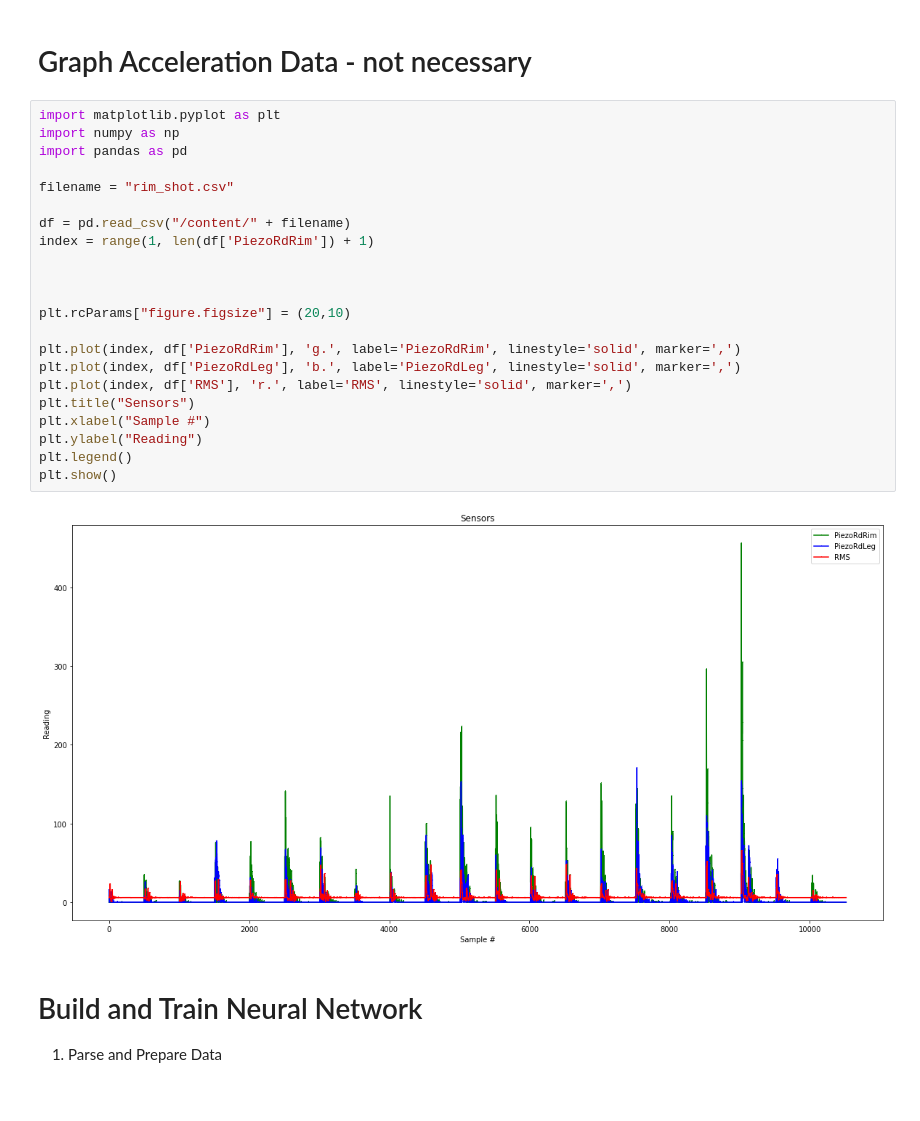
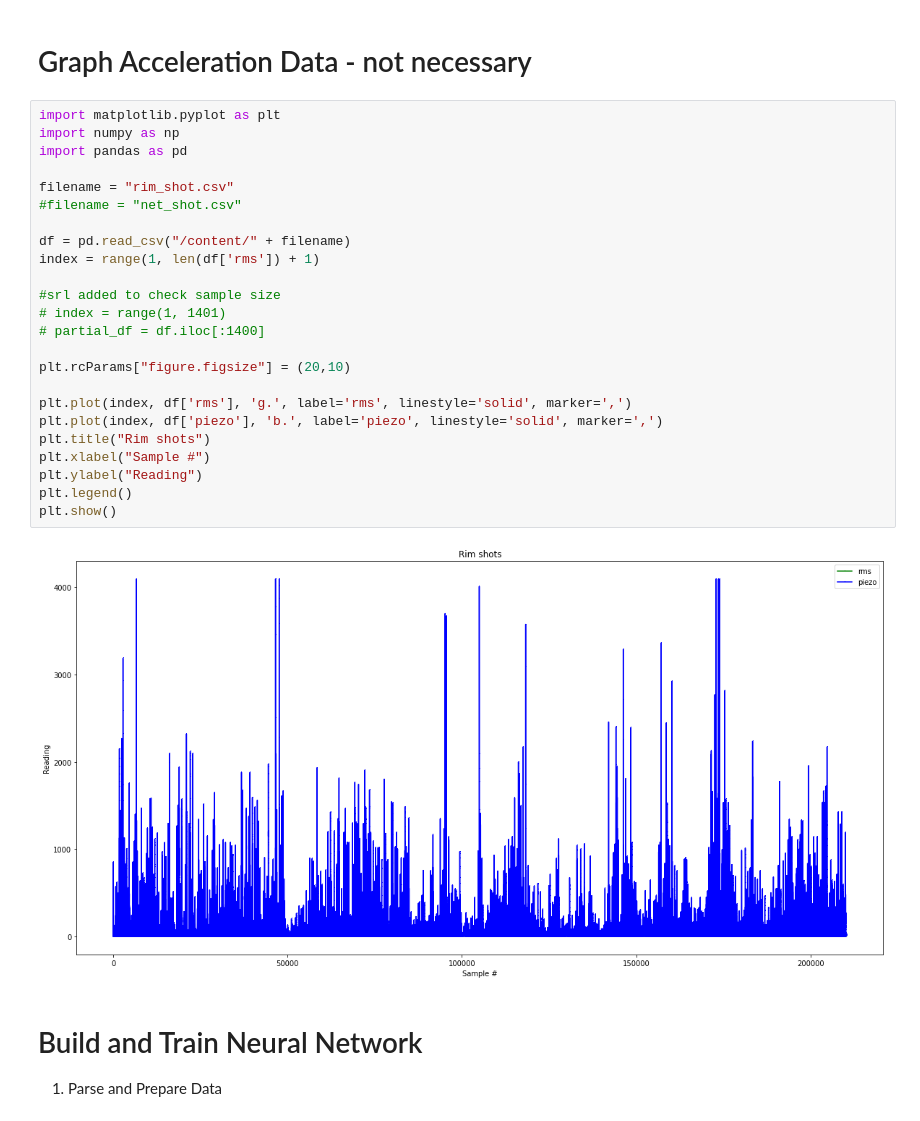
Before and after one commit to sadiet20/HighLight, a Jupyter notebook: highlight_training.ipynb, the cells around one changed output. Drawn from its saved outputs; the diff is of its cells as text.

```diff
--- a/highlight_training.ipynb
+++ b/highlight_training.ipynb
@@ -39,27 +41,29 @@ c_model_name = 'hit_model'       # Will be given .h suffix
 # %%
 import matplotlib.pyplot as plt
 import numpy as np
 import pandas as pd
 
 filename = "rim_shot.csv"
+#filename = "net_shot.csv"
 
 df = pd.read_csv("/content/" + filename)
-index = range(1, len(df['PiezoRdRim']) + 1)
+index = range(1, len(df['rms']) + 1)
 
-
+#srl added to check sample size
+# index = range(1, 1401)
+# partial_df = df.iloc[:1400]
 
 plt.rcParams["figure.figsize"] = (20,10)
 
-plt.plot(index, df['PiezoRdRim'], 'g.', label='PiezoRdRim', linestyle='solid', marker=',')
-plt.plot(index, df['PiezoRdLeg'], 'b.', label='PiezoRdLeg', linestyle='solid', marker=',')
-plt.plot(index, df['RMS'], 'r.', label='RMS', linestyle='solid', marker=',')
-plt.title("Sensors")
+plt.plot(index, df['rms'], 'g.', label='rms', linestyle='solid', marker=',')
+plt.plot(index, df['piezo'], 'b.', label='piezo', linestyle='solid', marker=',')
+plt.title("Rim shots")
 plt.xlabel("Sample #")
 plt.ylabel("Reading")
 plt.legend()
 plt.show()
 # %% [output]
-[figure, old version]
+[figure, new version]
 # %% [markdown]
 # Build and Train Neural Network
 1. Parse and Prepare Data
```
Also changed, not shown: parts of 11 cells of this notebook.
